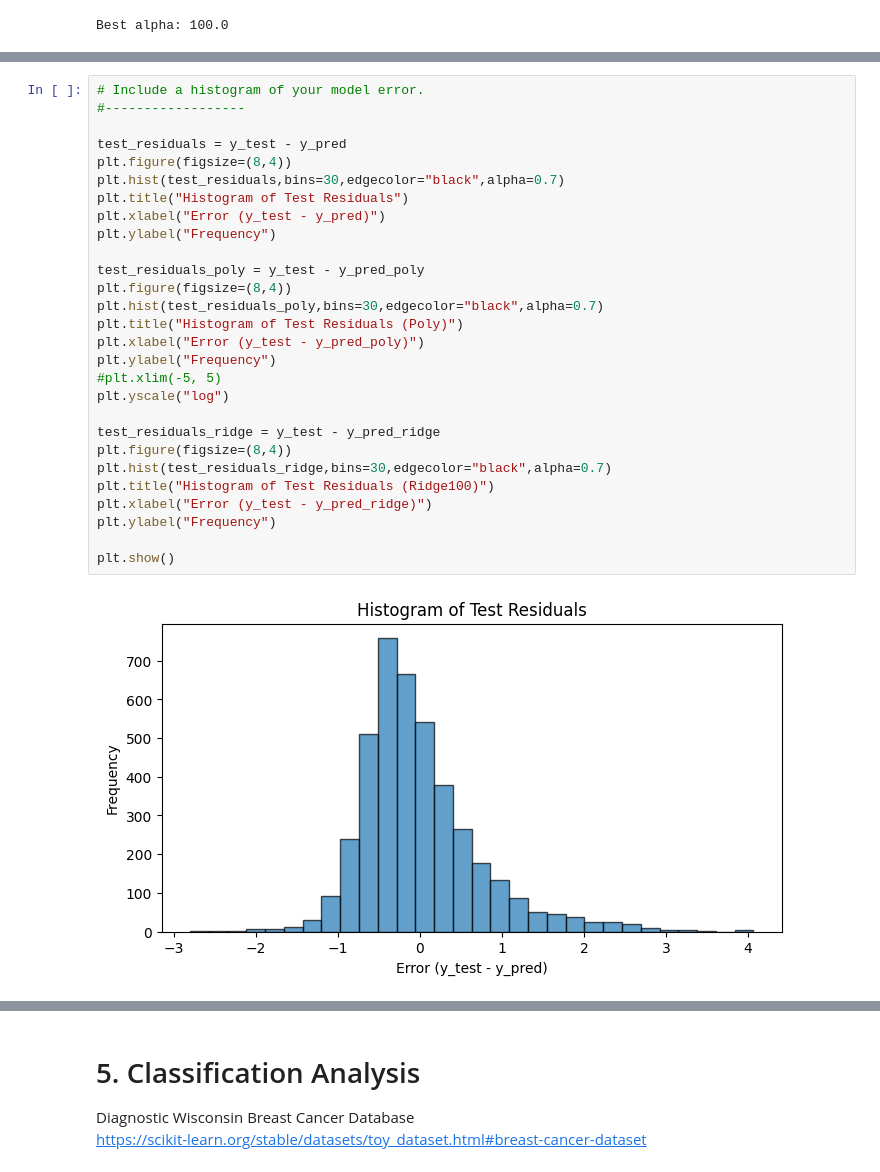
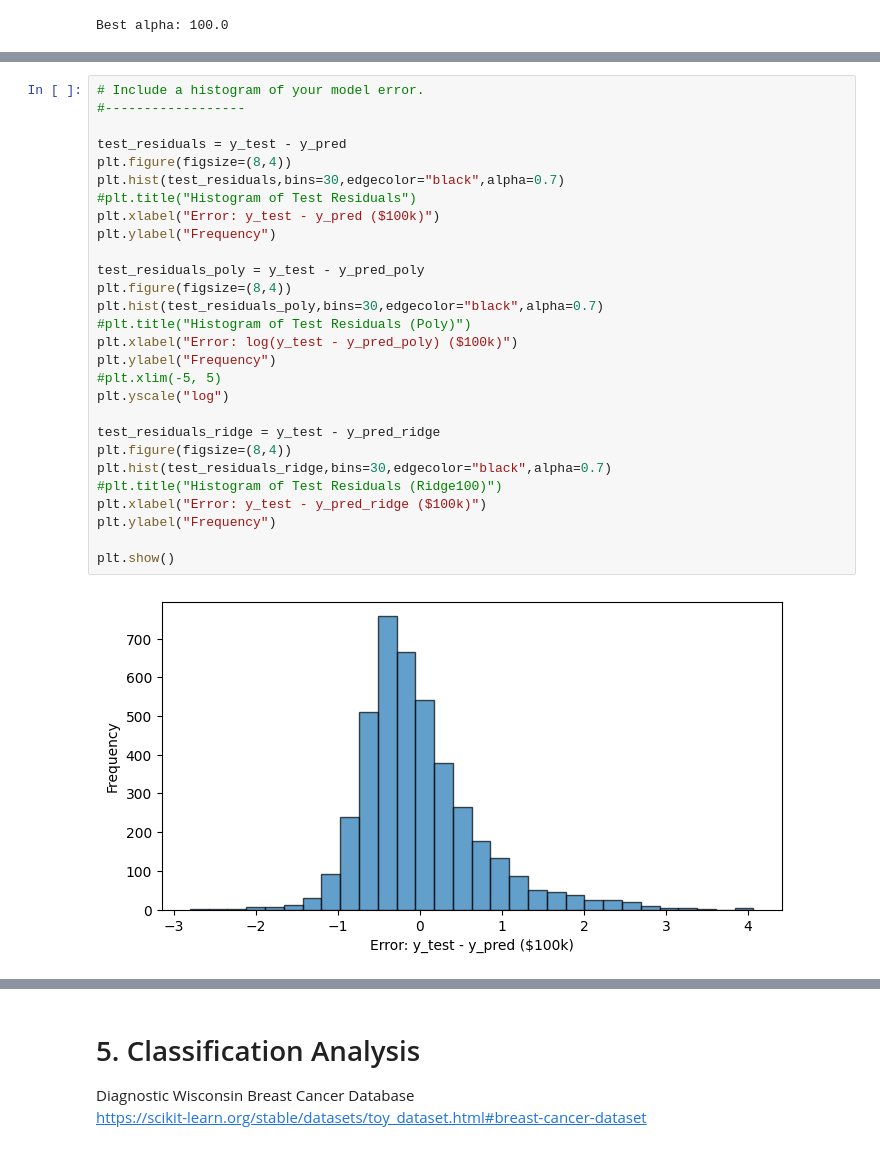
Before and after one commit to yiheng870106/Mathematics-of-Data-Science-Project-1-yiheng, a Jupyter notebook: project1.ipynb, the cells around one changed output, grey strips where cells are left out. Drawn from its saved outputs; the diff is of its cells as text.

```diff
--- a/project1.ipynb
+++ b/project1.ipynb
@@ -179,30 +179,30 @@ RMSE_ridge: 0.7287241939127947
 # %%
 # Include a histogram of your model error.
 #------------------
 
 test_residuals = y_test - y_pred
 plt.figure(figsize=(8,4))
 plt.hist(test_residuals,bins=30,edgecolor="black",alpha=0.7)
-plt.title("Histogram of Test Residuals")
-plt.xlabel("Error (y_test - y_pred)")
+#plt.title("Histogram of Test Residuals")
+plt.xlabel("Error: y_test - y_pred ($100k)")
 plt.ylabel("Frequency")
 
 test_residuals_poly = y_test - y_pred_poly
 plt.figure(figsize=(8,4))
 plt.hist(test_residuals_poly,bins=30,edgecolor="black",alpha=0.7)
-plt.title("Histogram of Test Residuals (Poly)")
-plt.xlabel("Error (y_test - y_pred_poly)")
+#plt.title("Histogram of Test Residuals (Poly)")
+plt.xlabel("Error: log(y_test - y_pred_poly) ($100k)")
 plt.ylabel("Frequency")
 #plt.xlim(-5, 5)
 plt.yscale("log")
 
 test_residuals_ridge = y_test - y_pred_ridge
 plt.figure(figsize=(8,4))
 plt.hist(test_residuals_ridge,bins=30,edgecolor="black",alpha=0.7)
-plt.title("Histogram of Test Residuals (Ridge100)")
-plt.xlabel("Error (y_test - y_pred_ridge)")
+#plt.title("Histogram of Test Residuals (Ridge100)")
+plt.xlabel("Error: y_test - y_pred_ridge ($100k)")
 plt.ylabel("Frequency")
 
 plt.show()
 # %% [output]
-[figure, old version]
+[figure, new version]
```
Also changed, not shown: parts of 6 cells of this notebook.
